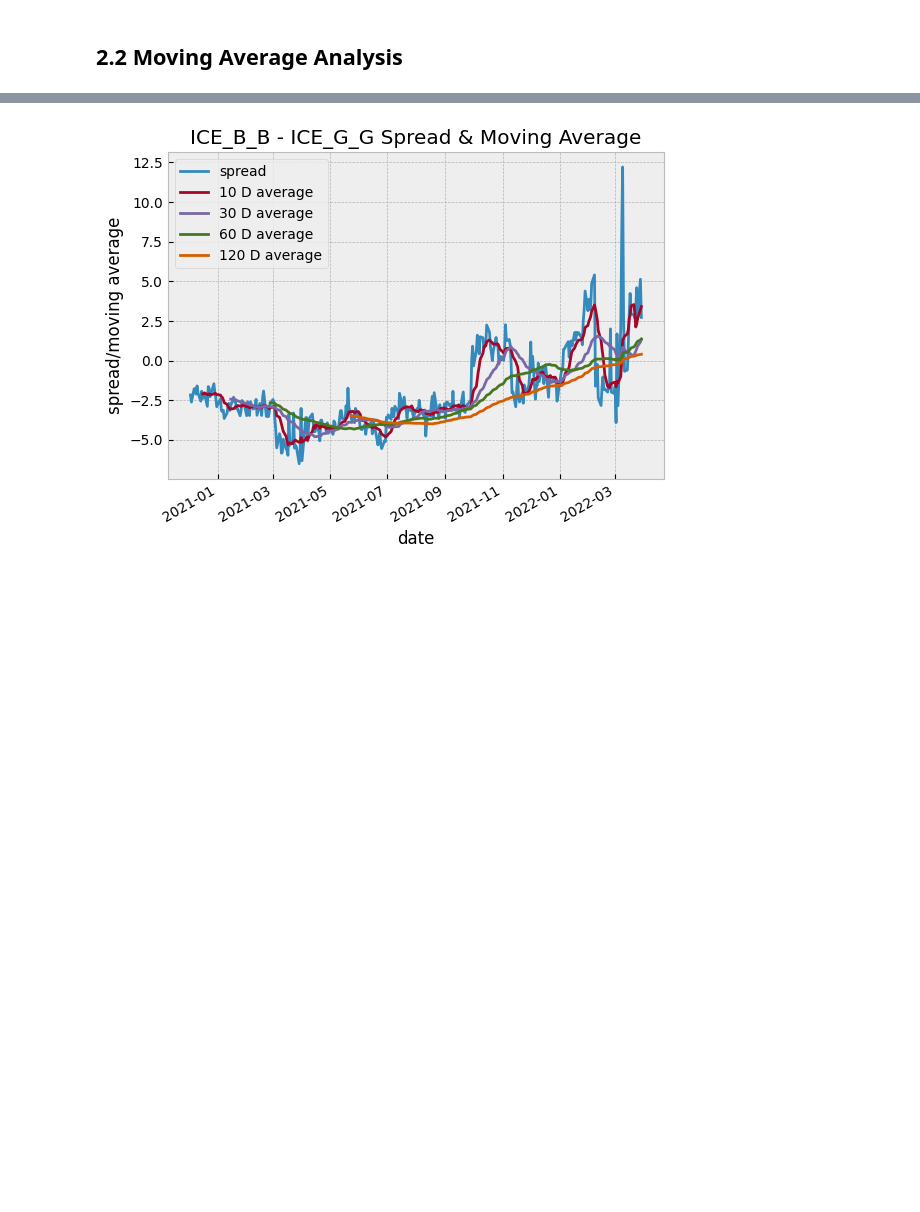
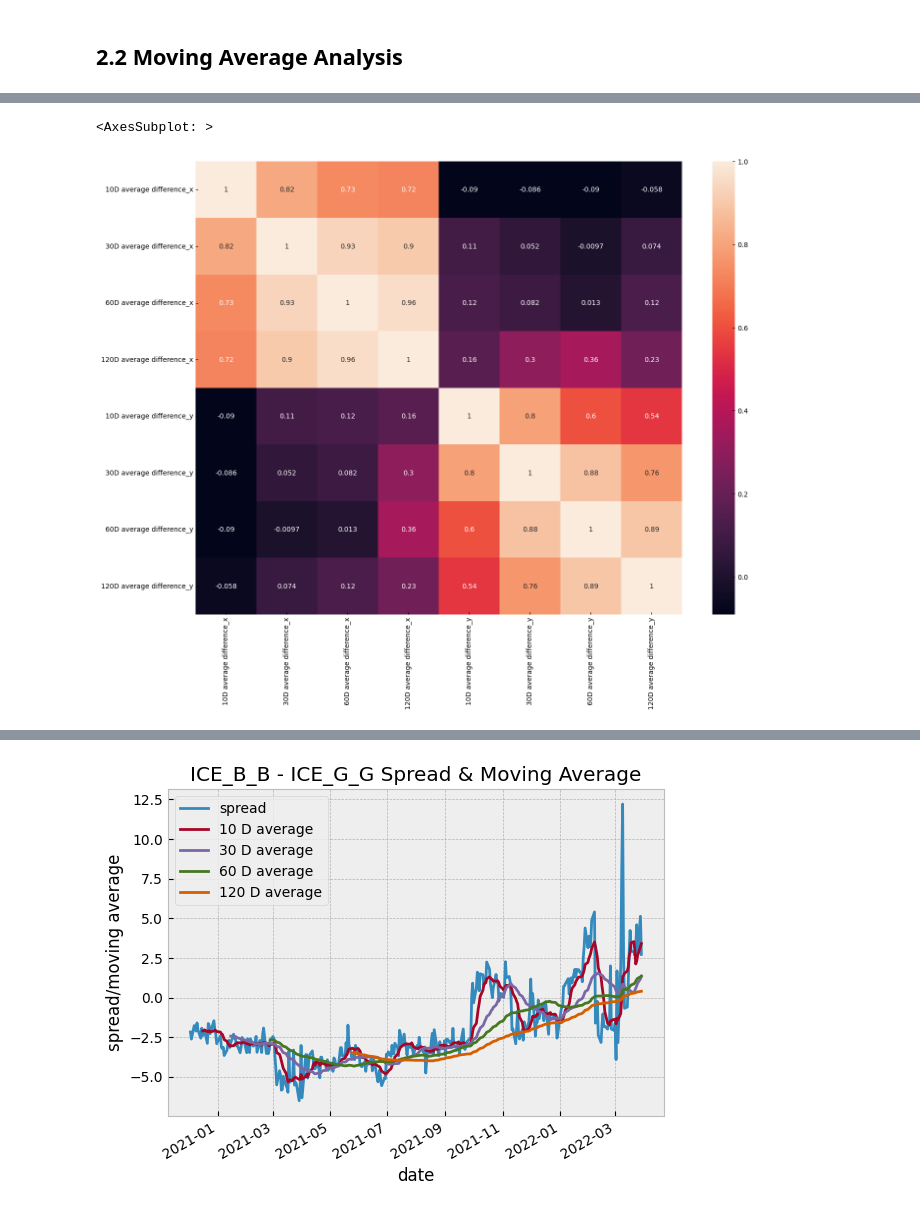
Before and after one commit to Zixin730/quant_trading_2023, a Jupyter notebook: hw/Zixin_Zhang_hw1.ipynb, the cells around one changed output, grey strips where cells are left out. Cells and saved outputs as stored; diff of their text form; code cells hidden in the pictures; blank space fills up the shorter version.

```diff
--- a/hw/Zixin_Zhang_hw1.ipynb
+++ b/hw/Zixin_Zhang_hw1.ipynb
@@ -235,0 +239,4 @@ S2_avg = cal_moving_avg(S2, RollingNs)
+# %%
+D1 = S1_avg.iloc[:, 1:].values - S1_avg[["spread"]].values
+D1 = pd.DataFrame(D1, columns=["%dD average difference"%day for day in RollingNs], index=S1_avg.index)
+D1.describe()
@@ -235,0 +253,4 @@ S2_avg = cal_moving_avg(S2, RollingNs)
+# %%
+D2 = S2_avg.iloc[:, 1:].values - S2_avg[["spread"]].values
+D2 = pd.DataFrame(D2, columns=["%dD average difference"%day for day in RollingNs], index=S2_avg.index)
+D2.describe()
@@ -235,0 +321,3 @@ S2_avg = cal_moving_avg(S2, RollingNs)
+# %%
+avg_all = D1.merge(D2, left_index=True, right_index=True)
+avg_all.corr()
@@ -235,0 +334,6 @@ S2_avg = cal_moving_avg(S2, RollingNs)
+# %%
+fig, ax = plt.subplots(figsize=(16, 12))
+sns.heatmap(avg_all.corr(), annot=True)
+# %% [output]
+<AxesSubplot: >
+[figure, added]
```
Also changed, not shown: parts of 23 cells of this notebook.
